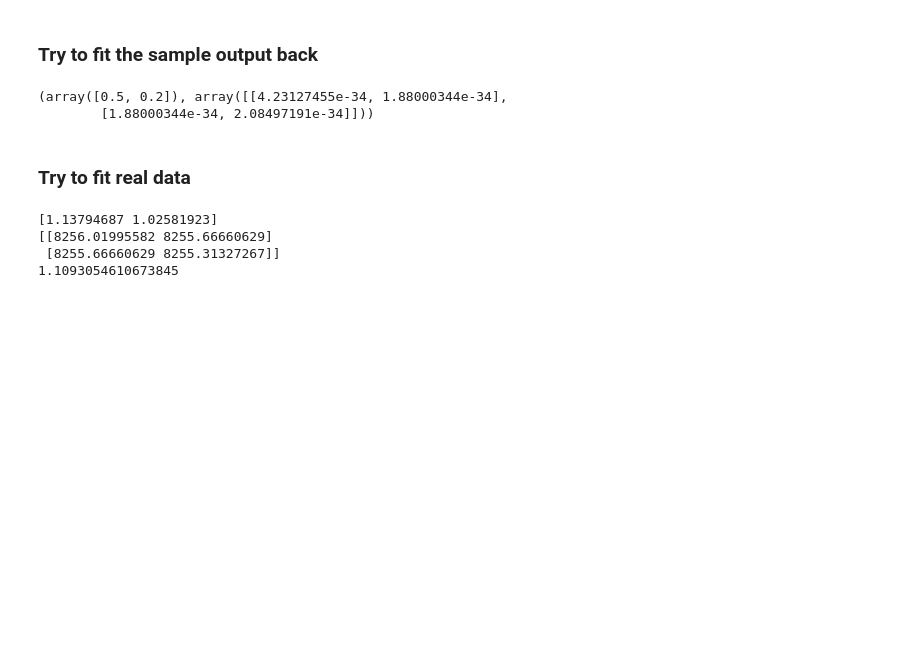
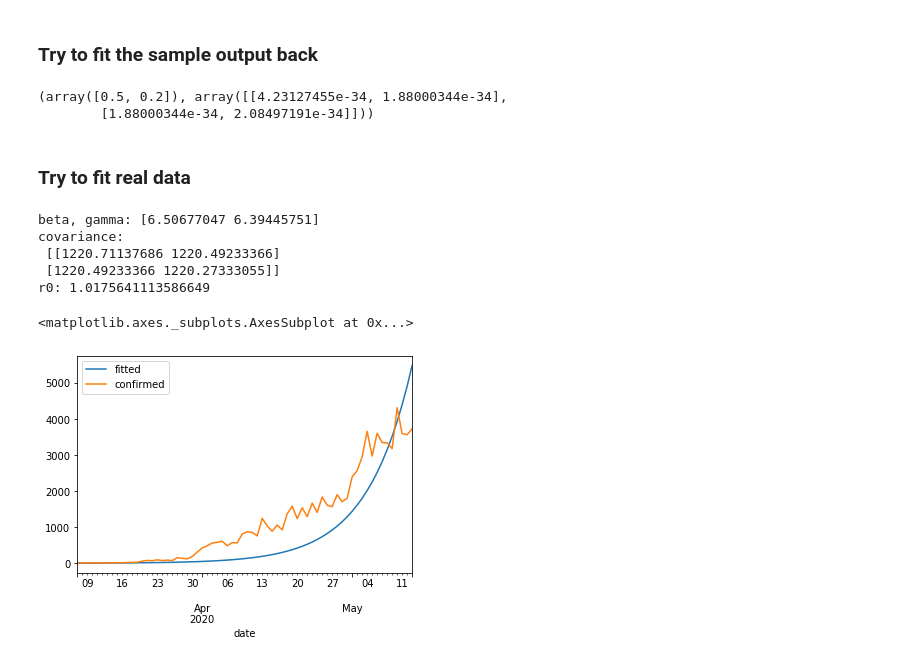
Before and after one commit to VICS-CORE/stats, a Jupyter notebook: 07_Learning_SEIR.ipynb, the cells around one changed output. Drawn from its saved outputs; the diff is of its cells as text; code cells hidden in the pictures; blank space fills up the shorter version.

Commit message:
Plotting peak and fixing bug

```diff
--- a/07_Learning_SEIR.ipynb
+++ b/07_Learning_SEIR.ipynb
@@ -179,16 +180,31 @@ op.curve_fit(sir_model_apartment_inf, df['Days'], df['I'])
 # %%
 def sir_model_india_inf(days, beta, gamma):
     I0 = 3 #mar 3
     N = 1300000000 #130 crores
     I = sir_model(days, beta, gamma, I0, N)[1]
     return I
 
 params, cov = op.curve_fit(sir_model_india_inf, fdf.index, fdf.confirmed)
-print(params)
-print(cov)
-print(params[0]/params[1])
+
+print("beta, gamma:", params)
+print("covariance:\n", cov)
+print("r0:", params[0]/params[1])
+
+fdf['fitted'] = sir_model_india_inf(fdf.index, *params)
+ax = fdf.plot(
+    x='date',
+    y='fitted'
+)
+fdf.plot(
+    x='date',
+    y='confirmed',
+    ax=ax
+)
 # %% [output]
-[1.13794687 1.02581923]
-[[8256.01995582 8255.66660629]
- [8255.66660629 8255.31327267]]
-1.1093054610673845
+beta, gamma: [6.50677047 6.39445751]
+covariance:
+ [[1220.71137686 1220.49233366]
+ [1220.49233366 1220.27333055]]
+r0: 1.0175641113586649
+<matplotlib.axes._subplots.AxesSubplot at 0x...>
+[figure, added]
```
Also changed, not shown: parts of 6 cells of this notebook.
